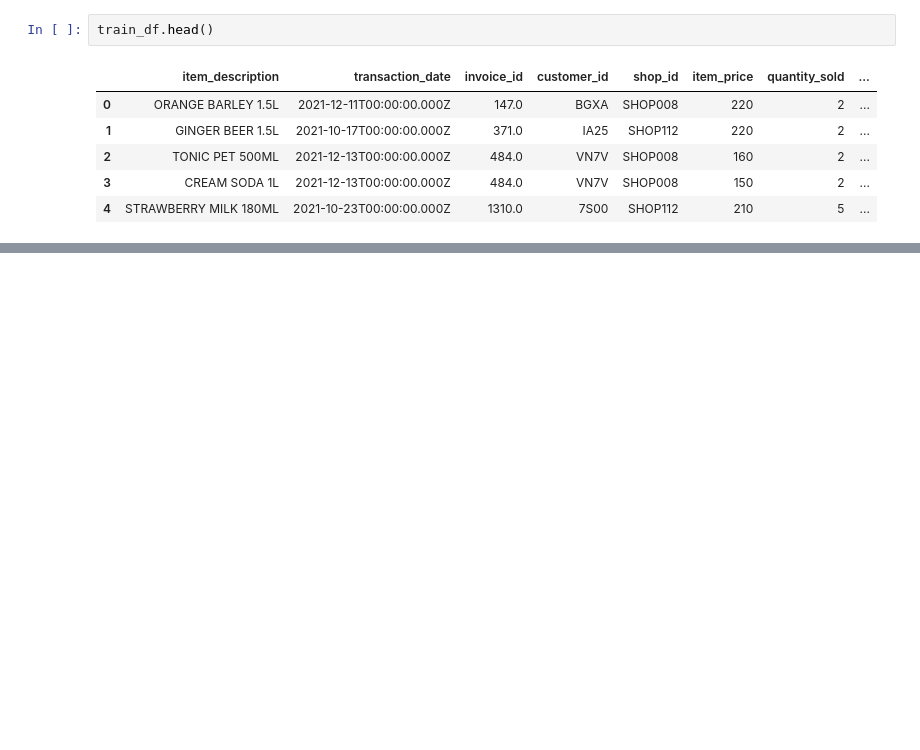
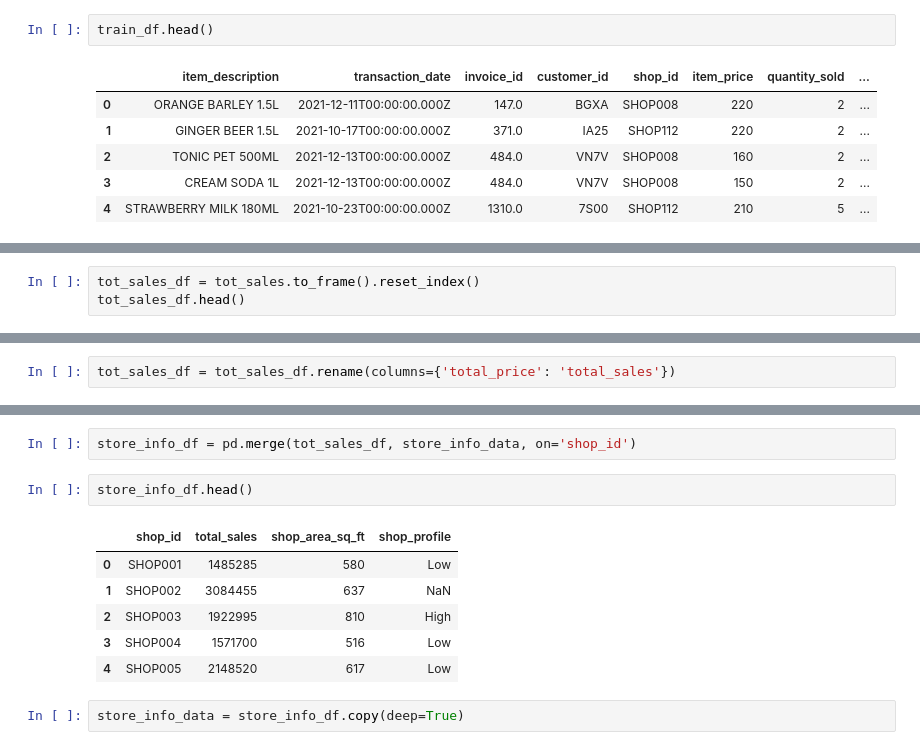
Before and after one commit to joelsathi/DataStorm-4.0-BrainLeftException, a Jupyter notebook: competition-notebook.ipynb, the cells around one changed output, grey strips where cells are left out. Drawn from its saved outputs; the diff is of its cells as text; blank space fills up the shorter version.

```diff
--- a/competition-notebook.ipynb
+++ b/competition-notebook.ipynb
@@ -131,0 +160,3 @@ train_df.head()
+# %%
+tot_sales_df = tot_sales.to_frame().reset_index()
+tot_sales_df.head()
@@ -131,0 +179,2 @@ train_df.head()
+# %%
+tot_sales_df = tot_sales_df.rename(columns={'total_price': 'total_sales'})
@@ -131,0 +190,13 @@ train_df.head()
+# %%
+store_info_df = pd.merge(tot_sales_df, store_info_data, on='shop_id')
+# %%
+store_info_df.head()
+# %% [output]
+|  | shop_id | total_sales | shop_area_sq_ft | shop_profile |
+| 0 | SHOP001 | 1485285 | 580 | Low |
+| 1 | SHOP002 | 3084455 | 637 | NaN |
+| 2 | SHOP003 | 1922995 | 810 | High |
+| 3 | SHOP004 | 1571700 | 516 | Low |
+| 4 | SHOP005 | 2148520 | 617 | Low |
+# %%
+store_info_data = store_info_df.copy(deep=True)
```
Also changed, not shown: parts of 11 cells of this notebook.
